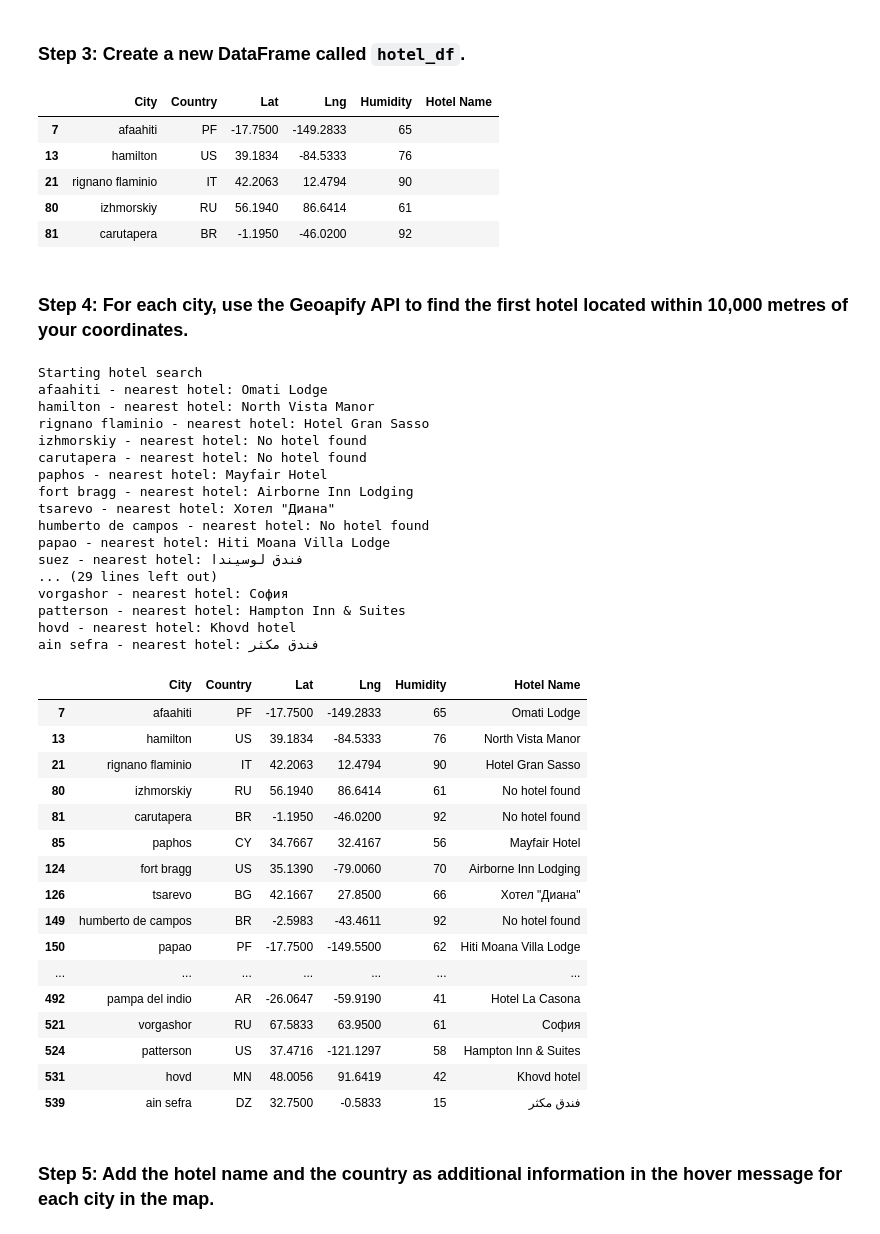
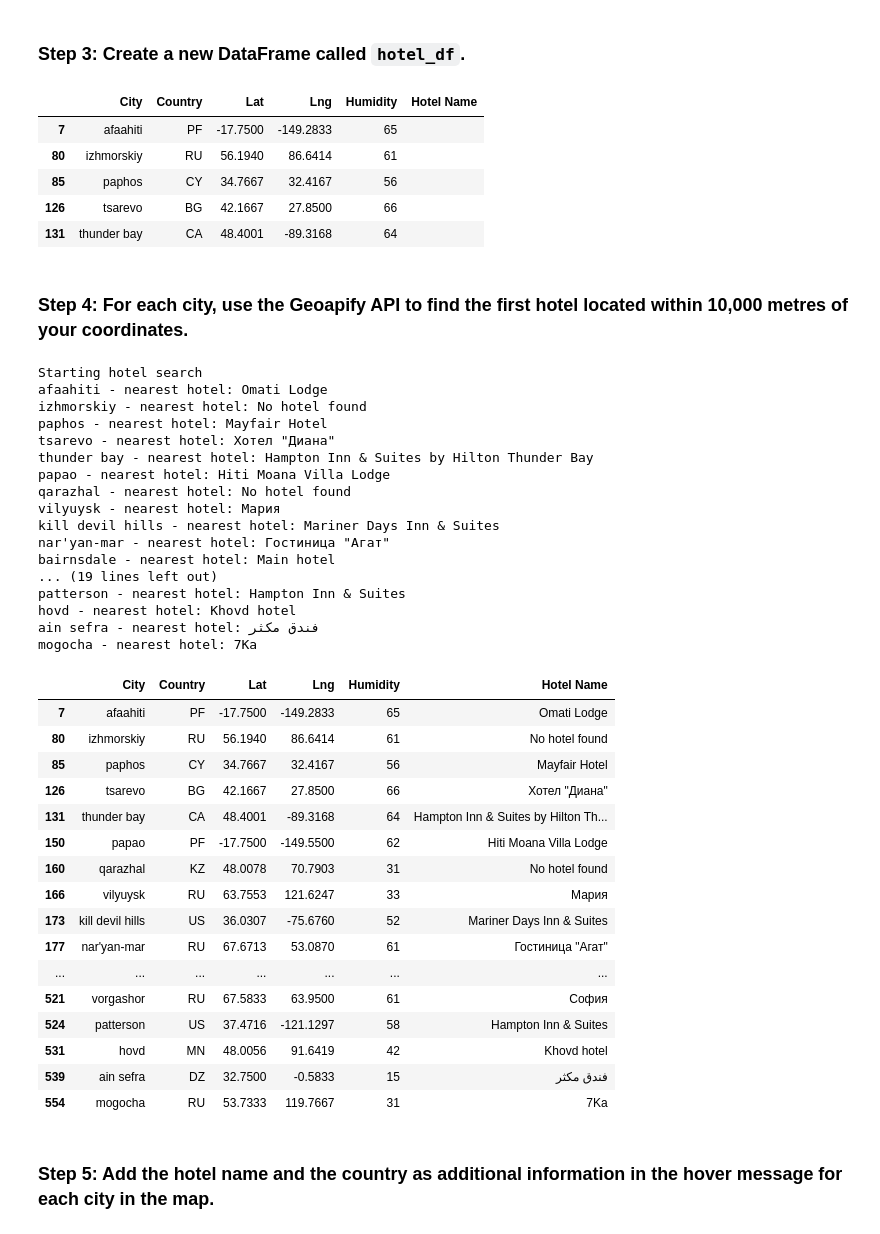
Before and after one commit to wemlaztdj/python-api-challenge, a Jupyter notebook: WeatherPy/VacationPy.ipynb, the cells around one changed output. Cells and saved outputs as stored; diff of their text form; code cells hidden in the pictures.

```diff
--- a/WeatherPy/VacationPy.ipynb
+++ b/WeatherPy/VacationPy.ipynb
@@ -78,13 +58,14 @@ memory usage: 45.0+ KB
 # Narrow down cities that fit criteria and drop any results with null values
 # A max temperature lower than 27 degrees but higher than 21
 # Wind speed less than 4.5 m/s
-# Zero cloudiness
+# more
 
 city_df=city_data_df[
     (city_data_df['Max Temp']>21) &
     (city_data_df['Max Temp']<27) &
     (city_data_df['Wind Speed']<4.5) &
-    (city_data_df['Cloudiness']<20)
+    (city_data_df['Cloudiness']<60) &
+    (city_data_df['Humidity']<70)
                 ]
 
 # Drop any rows with null values
@@ -103,7 +84,7 @@ city_df.head()
 ### Step 3: Create a new DataFrame called `hotel_df`.
 # %%
 # Use the Pandas copy function to create DataFrame called hotel_df to store the city, country, coordinates, and humidity
-# YOUR CODE HERE
+
 hotel_df=city_df.loc[:,['City','Country','Lat','Lng','Humidity']]
 # Add an empty column, "Hotel Name," to the DataFrame so you can store the hotel found using the Geoapify API
 
@@ -114,10 +95,10 @@ hotel_df.head()
 # %% [output]
 |  | City | Country | Lat | Lng | Humidity | Hotel Name |
 | 7 | afaahiti | PF | -17.7500 | -149.2833 | 65 |  |
-| 13 | hamilton | US | 39.1834 | -84.5333 | 76 |  |
-| 21 | rignano flaminio | IT | 42.2063 | 12.4794 | 90 |  |
 | 80 | izhmorskiy | RU | 56.1940 | 86.6414 | 61 |  |
-| 81 | carutapera | BR | -1.1950 | -46.0200 | 92 |  |
+| 85 | paphos | CY | 34.7667 | 32.4167 | 56 |  |
+| 126 | tsarevo | BG | 42.1667 | 27.8500 | 66 |  |
+| 131 | thunder bay | CA | 48.4001 | -89.3168 | 64 |  |
 # %% [markdown]
 ### Step 4: For each city, use the Geoapify API to find the first hotel located within 10,000 metres of your coordinates.
 # %%
@@ -126,7 +107,7 @@ radius = 10000
 params = {
     "categories":"accommodation.hotel",
     "apiKey": geoapify_key,
-    "limit":20
+    "limit":5
 }
 
 # Print a message to follow up the hotel search
@@ -152,56 +133,56 @@ for index, row in hotel_df.iterrows():
     # Make and API request using the params dictionaty
     name_address = requests.get(base_url, params=params)
 
     # Convert the API response to JSON format
     name_address = name_address.json()
 
     # Grab the first hotel from the results and store the name in the hotel_df DataFrame
     try:
         hotel_df.loc[index, "Hotel Name"] = name_address["features"][0]["properties"]["name"]
     except (KeyError, IndexError):
         # If no hotel is found, set the hotel name as "No hotel found".
         hotel_df.loc[index, "Hotel Name"] = "No hotel found"
 
     # Log the search results
     print(f"{hotel_df.loc[index, 'City']} - nearest hotel: {hotel_df.loc[index, 'Hotel Name']}")
 
 # Display sample data
 hotel_df
 # %% [output]
 Starting hotel search
 afaahiti - nearest hotel: Omati Lodge
-hamilton - nearest hotel: North Vista Manor
-rignano flaminio - nearest hotel: Hotel Gran Sasso
 izhmorskiy - nearest hotel: No hotel found
-carutapera - nearest hotel: No hotel found
 paphos - nearest hotel: Mayfair Hotel
-fort bragg - nearest hotel: Airborne Inn Lodging
 tsarevo - nearest hotel: Хотел "Диана"
-humberto de campos - nearest hotel: No hotel found
+thunder bay - nearest hotel: Hampton Inn & Suites by Hilton Thunder Bay
 papao - nearest hotel: Hiti Moana Villa Lodge
-suez - nearest hotel: فندق لوسيندا
-... (29 lines left out)
-vorgashor - nearest hotel: София
+qarazhal - nearest hotel: No hotel found
+vilyuysk - nearest hotel: Мария
+kill devil hills - nearest hotel: Mariner Days Inn & Suites
+nar'yan-mar - nearest hotel: Гостиница "Агат"
+bairnsdale - nearest hotel: Main hotel
+... (19 lines left out)
 patterson - nearest hotel: Hampton Inn & Suites
 hovd - nearest hotel: Khovd hotel
 ain sefra - nearest hotel: فندق مكثر
+mogocha - nearest hotel: 7Ka
 |  | City | Country | Lat | Lng | Humidity | Hotel Name |
 | 7 | afaahiti | PF | -17.7500 | -149.2833 | 65 | Omati Lodge |
-| 13 | hamilton | US | 39.1834 | -84.5333 | 76 | North Vista Manor |
-| 21 | rignano flaminio | IT | 42.2063 | 12.4794 | 90 | Hotel Gran Sasso |
 | 80 | izhmorskiy | RU | 56.1940 | 86.6414 | 61 | No hotel found |
-| 81 | carutapera | BR | -1.1950 | -46.0200 | 92 | No hotel found |
 | 85 | paphos | CY | 34.7667 | 32.4167 | 56 | Mayfair Hotel |
-| 124 | fort bragg | US | 35.1390 | -79.0060 | 70 | Airborne Inn Lodging |
 | 126 | tsarevo | BG | 42.1667 | 27.8500 | 66 | Хотел "Диана" |
-| 149 | humberto de campos | BR | -2.5983 | -43.4611 | 92 | No hotel found |
+| 131 | thunder bay | CA | 48.4001 | -89.3168 | 64 | Hampton Inn & Suites by Hilton Th... |
 | 150 | papao | PF | -17.7500 | -149.5500 | 62 | Hiti Moana Villa Lodge |
+| 160 | qarazhal | KZ | 48.0078 | 70.7903 | 31 | No hotel found |
+| 166 | vilyuysk | RU | 63.7553 | 121.6247 | 33 | Мария |
+| 173 | kill devil hills | US | 36.0307 | -75.6760 | 52 | Mariner Days Inn & Suites |
+| 177 | nar'yan-mar | RU | 67.6713 | 53.0870 | 61 | Гостиница "Агат" |
 | ... | ... | ... | ... | ... | ... | ... |
-| 492 | pampa del indio | AR | -26.0647 | -59.9190 | 41 | Hotel La Casona |
 | 521 | vorgashor | RU | 67.5833 | 63.9500 | 61 | София |
 | 524 | patterson | US | 37.4716 | -121.1297 | 58 | Hampton Inn & Suites |
 | 531 | hovd | MN | 48.0056 | 91.6419 | 42 | Khovd hotel |
 | 539 | ain sefra | DZ | 32.7500 | -0.5833 | 15 | فندق مكثر |
+| 554 | mogocha | RU | 53.7333 | 119.7667 | 31 | 7Ka |
 # %% [markdown]
 ### Step 5: Add the hotel name and the country as additional information in the hover message for each city in the map.
 # %%
```
Also changed, not shown: parts of 3 cells of this notebook.
